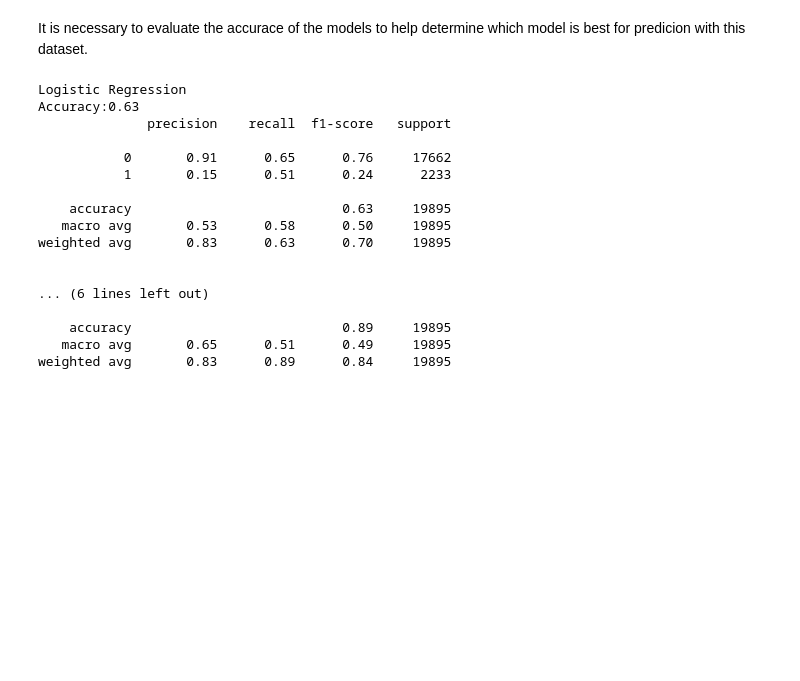
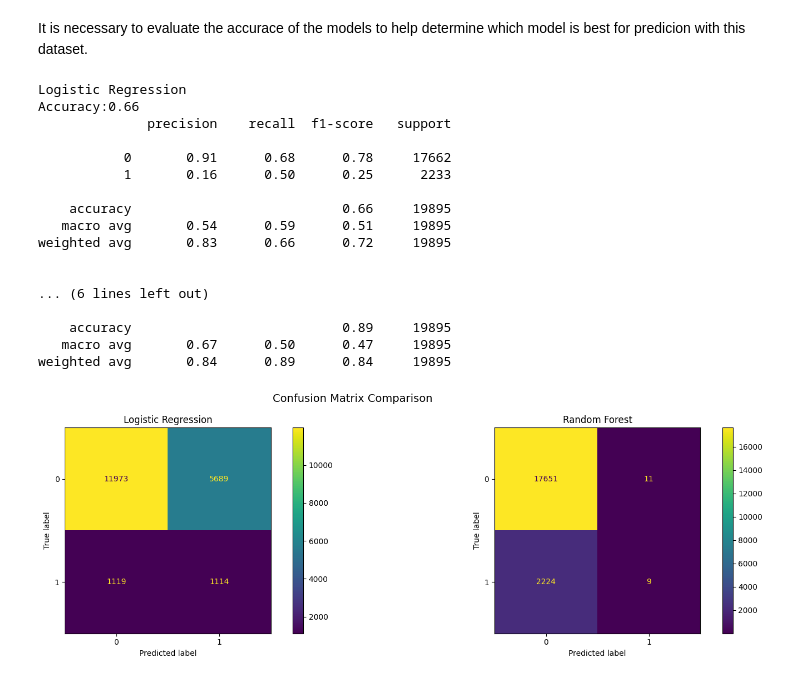
Before and after one commit to naqashb7/hospital_readmission_rates_analysis, a Jupyter notebook: jupyter_notebooks/Modelling.ipynb, the cells around one changed output. Cells and saved outputs as stored; diff of their text form; code cells hidden in the pictures; blank space fills up the shorter version.

Commit message:
Model evaluation complete

```diff
--- a/jupyter_notebooks/Modelling.ipynb
+++ b/jupyter_notebooks/Modelling.ipynb
@@ -283,7 +283,7 @@ Scaling is done to balance the weights of different numerical values within the
 # %% [markdown]
 ### _Class Imbalance_
 # %%
-smote = SMOTE( random_state = 17)
-X_train, y_train = smote.fit_resample(X_train, y_train)
+# smote = SMOTE( random_state = 17)
+# X_train, y_train = smote.fit_resample(X_train, y_train)
 # %% [markdown]
 This is health data and it is very common to have class imbalances in health data. To deal with the imbalance, SMOTE is used to create synthetic data and balance the classes. This will not affect the train-test split as it has been done prior to fixing the class imbalance.
@@ -292,8 +296,8 @@ This is health data and it is very common to have class imbalances in health dat
 # %% [markdown]
 ### _Model Training_
 # %%
-lr_model = LogisticRegression( random_state= 44, max_iter= 1000)
-rf_model = RandomForestClassifier(random_state=26)
+lr_model = LogisticRegression( random_state= 44, max_iter= 1000, class_weight = "balanced")
+rf_model = RandomForestClassifier(random_state=26, class_weight = "balanced")
 
 lr_model.fit(X_train, y_train)
 rf_model.fit(X_train, y_train)
@@ -315,19 +321,34 @@ for name, model in [("Logistic Regression", lr_model),("Random Forest", rf_model
     print(classification_report(y_test, y_prediction))
 # %% [output]
 Logistic Regression
-Accuracy:0.63
+Accuracy:0.66
               precision    recall  f1-score   support
 
-           0       0.91      0.65      0.76     17662
-           1       0.15      0.51      0.24      2233
+           0       0.91      0.68      0.78     17662
+           1       0.16      0.50      0.25      2233
 
-    accuracy                           0.63     19895
-   macro avg       0.53      0.58      0.50     19895
-weighted avg       0.83      0.63      0.70     19895
+    accuracy                           0.66     19895
+   macro avg       0.54      0.59      0.51     19895
+weighted avg       0.83      0.66      0.72     19895
 
 
 ... (6 lines left out)
 
     accuracy                           0.89     19895
-   macro avg       0.65      0.51      0.49     19895
-weighted avg       0.83      0.89      0.84     19895
+   macro avg       0.67      0.50      0.47     19895
+weighted avg       0.84      0.89      0.84     19895
+# %%
+fig, axes = plt.subplots(1, 2, figsize=(16, 5))
+
+for ax, (name, model) in zip(axes, [("Logistic Regression", lr_model), ("Random Forest", rf_model)]):
+    y_pred = model.predict(X_test)
+    cm = confusion_matrix(y_test, y_pred)
+    disp = ConfusionMatrixDisplay(confusion_matrix=cm)
+    disp.plot(ax=ax)
+    ax.set_title(f"{name}")
+
+plt.suptitle("Confusion Matrix Comparison", fontsize=14)
+plt.tight_layout()
+plt.show()
+# %% [output]
+[figure, added]
```
Also changed, not shown: parts of 13 cells of this notebook, 4 other files.
